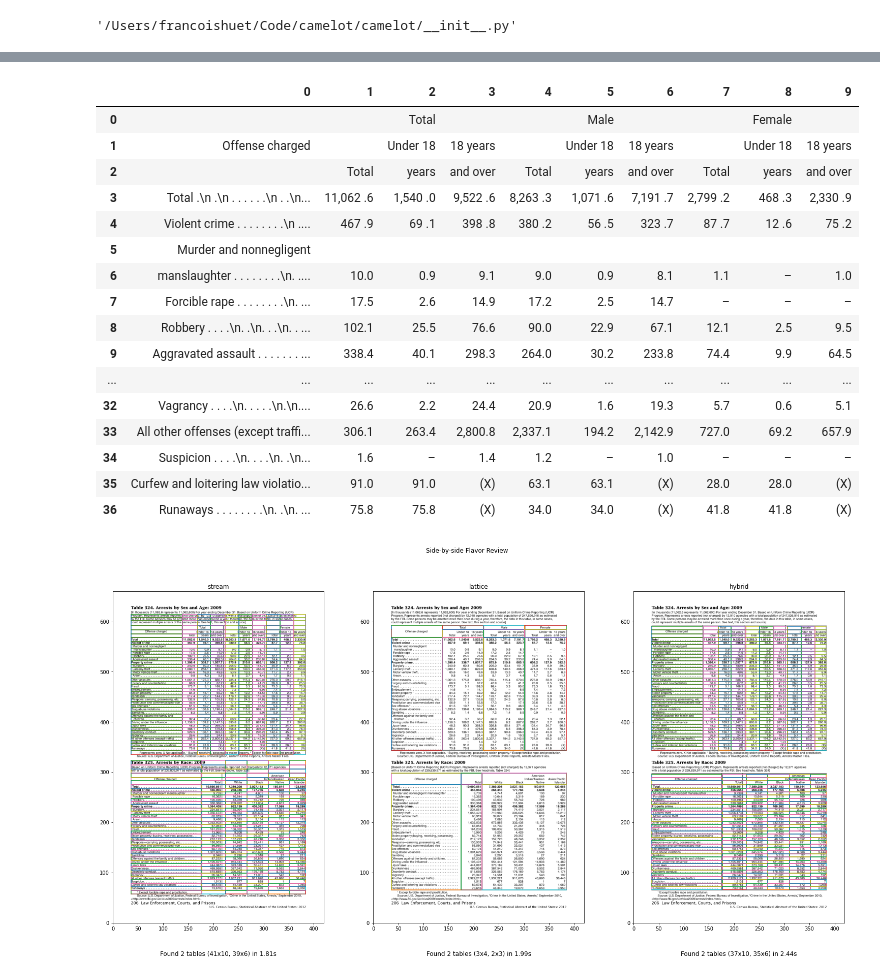
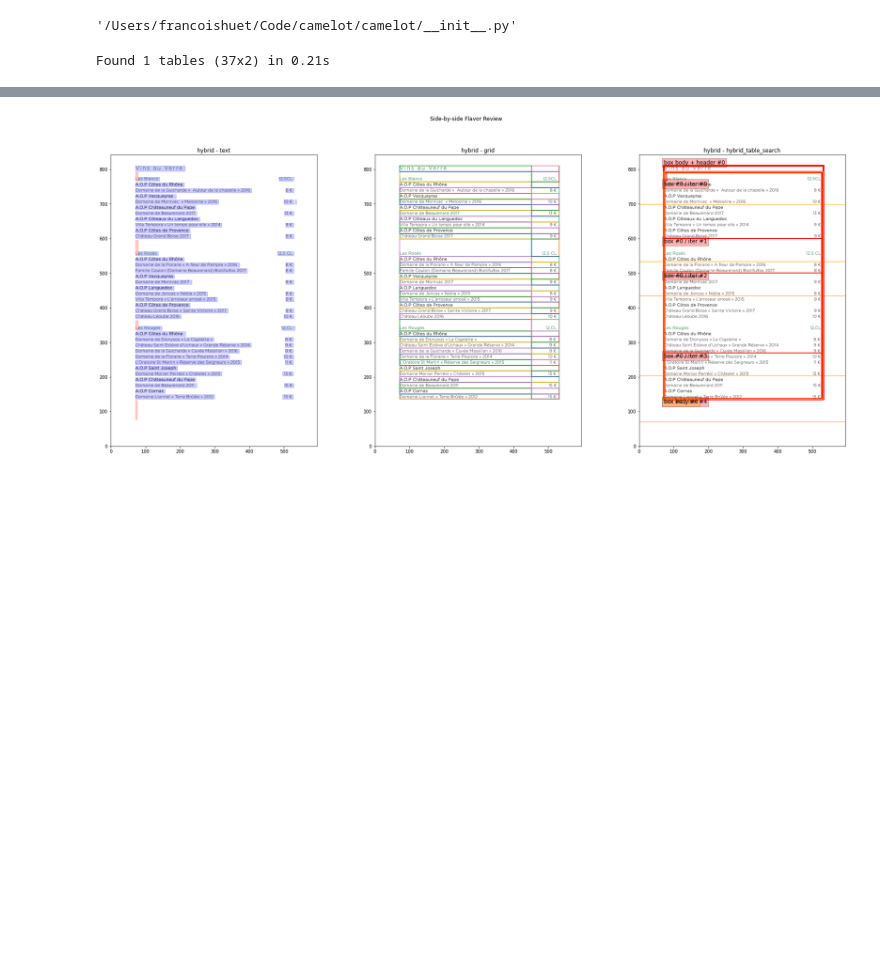
Before and after one commit to camelot-dev/camelot, a Jupyter notebook: notebook-hybrid-parser.ipynb, the cells around one changed output, grey strips where cells are left out. Cells and saved outputs as stored; diff of their text form; code cells hidden in the pictures; blank space fills up the shorter version.

Commit message:
Create notebook to help debug hybrid parser algo Plot vertical col anchors found by hybrid parser Include vertical text in col/row generation

```diff
--- a/notebook-hybrid-parser.ipynb
+++ b/notebook-hybrid-parser.ipynb
@@ -30,7 +30,6 @@ testdir = os.path.dirname(os.path.abspath('.'))
 testdir = os.path.join(testdir, "camelot/tests/files")
 
 # Set up plots to be large enough for visualization
-plt.rcParams["figure.figsize"] = [26, 12]
 
 # To check which library we're using
 camelot.__file__
@@ -39,11 +38,11 @@ camelot.__file__
 # %%
 kwargs = {}
 data = None
-# pdf_file = "vertical_header.pdf"
+pdf_file = "vertical_header.pdf"  # test_hybrid_vertical_header
 # pdf_file, kwargs, data = "superscript.pdf", {"flag_size": True}, data_stream_flag_size # test_hybrid_flag_size
 # pdf_file = "health.pdf"  # test_hybrid
 # pdf_file = "clockwise_table_2.pdf"
-pdf_file = "tabula/12s0324.pdf" # interesting because contains two separate tables
+# pdf_file = "tabula/12s0324.pdf"  # interesting because contains two separate tables
 # pdf_file, kwargs = "tabula/us-007.pdf", {"table_regions": ["320,335,573,505"]} # test_hybrid_table_regions
 # pdf_file, kwargs = "detect_vertical_false.pdf", {"strip_text": " ,\n"}  # data_stream_strip_text
 # pdf_file, kwargs, data = "tabula/m27.pdf", {"columns": ["72,95,209,327,442,529,566,606,683"], "split_text": True, }, data_stream_split_text  # data_stream_split_text
@@ -56,20 +55,19 @@ pdf_file = "tabula/12s0324.pdf" # interesting because contains two separate tabl
 filename = os.path.join(testdir, pdf_file)
 # %%
 
-fig, axes = plt.subplots(1, 3)
+PLOT_TYPES = ["text", "grid", "hybrid_table_search"]
+PLOT_HEIGHT = 12
+plt.rcParams["figure.figsize"] = [PLOT_HEIGHT * 2.5, PLOT_HEIGHT]
+fig, axes = plt.subplots(1, len(PLOT_TYPES))
 fig.suptitle('Side-by-side Flavor Review')
 tables_list = []
-for idx, flavor in enumerate(["stream", "lattice", "hybrid"]):
-    timer_before_parse = time.perf_counter()
-    tables = camelot.read_pdf(filename, flavor=flavor, debug=True, **kwargs)
-    tables_list.append(tables)
-    timer_after_parse = time.perf_counter()
-    ax = axes[idx]
-    if len(tables):
-        display(tables[0].df)
-    for table in tables:
-        fig = camelot.plot(table, kind='grid', ax=ax)
-    ax.set_title("{flavor}".format(flavor=flavor))
+flavor = "hybrid"
+timer_before_parse = time.perf_counter()
+tables = camelot.read_pdf(filename, flavor=flavor, debug=True, **kwargs)
+tables_list.append(tables)
+timer_after_parse = time.perf_counter()
+
+if len(tables):
     tables_dims = ", ".join(
         map(
             lambda table: "{rows}x{cols}".format(
@@ -78,15 +76,22 @@ for idx, flavor in enumerate(["stream", "lattice", "hybrid"]):
             ), tables
         )
     )
-    ax.text(
-        0.5,-0.1,
-        "Found {table_num} tables ({tables_dims}) in {parse_time:.2f}s".format(
-            table_num=len(tables),
-            tables_dims=tables_dims,
-            parse_time=timer_after_parse - timer_before_parse,
-        ),
-        size=12, ha="center",
-        transform=ax.transAxes
-    )
-    timer_after_plot = time.perf_counter()
+    print("Found {table_num} tables ({tables_dims}) in {parse_time:.2f}s".format(
+        table_num=len(tables),
+        tables_dims=tables_dims,
+        parse_time=timer_after_parse - timer_before_parse,
+    ))
+    for table in tables:
+        display(table.df)
+        for plot_idx, plot_id in enumerate(PLOT_TYPES):
+            ax = axes[plot_idx]
+            fig = camelot.plot(table, kind=plot_id, ax=ax)
+            ax.set_title("{flavor} - {plot_id}".format(
+                flavor=flavor,
+                plot_id=plot_id,
+            ))
+
+timer_after_plot = time.perf_counter()
+fig
 # %% [output]
+Found 1 tables (37x2) in 0.21s
@@ -114,18 +115 @@ for idx, flavor in enumerate(["stream", "lattice", "hybrid"]):
-|  | 0 | 1 | 2 | 3 | 4 | 5 | 6 | 7 | 8 | 9 |
-| 0 |  |  | Total |  |  | Male |  |  | Female |  |
-| 1 | Offense charged |  | Under 18 | 18 years |  | Under 18 | 18 years |  | Under 18 | 18 years |
-| 2 |  | Total | years | and over | Total | years | and over | Total | years | and over |
-| 3 | Total .\n .\n . . . . . .\n . .\n... | 11,062 .6 | 1,540 .0 | 9,522 .6 | 8,263 .3 | 1,071 .6 | 7,191 .7 | 2,799 .2 | 468 .3 | 2,330 .9 |
-| 4 | Violent crime . . . . . . . .\n .... | 467 .9 | 69 .1 | 398 .8 | 380 .2 | 56 .5 | 323 .7 | 87 .7 | 12 .6 | 75 .2 |
-| 5 | Murder and nonnegligent |  |  |  |  |  |  |  |  |  |
-| 6 | manslaughter . . . . . . . .\n. .... | 10.0 | 0.9 | 9.1 | 9.0 | 0.9 | 8.1 | 1.1 | – | 1.0 |
-| 7 | Forcible rape . . . . . . . .\n. ... | 17.5 | 2.6 | 14.9 | 17.2 | 2.5 | 14.7 | – | – | – |
-| 8 | Robbery . . . .\n. .\n. . .\n. . ... | 102.1 | 25.5 | 76.6 | 90.0 | 22.9 | 67.1 | 12.1 | 2.5 | 9.5 |
-| 9 | Aggravated assault . . . . . . . ... | 338.4 | 40.1 | 298.3 | 264.0 | 30.2 | 233.8 | 74.4 | 9.9 | 64.5 |
-| ... | ... | ... | ... | ... | ... | ... | ... | ... | ... | ... |
-| 32 | Vagrancy . . . .\n. . . . .\n.\n.... | 26.6 | 2.2 | 24.4 | 20.9 | 1.6 | 19.3 | 5.7 | 0.6 | 5.1 |
-| 33 | All other offenses (except traffi... | 306.1 | 263.4 | 2,800.8 | 2,337.1 | 194.2 | 2,142.9 | 727.0 | 69.2 | 657.9 |
-| 34 | Suspicion . . . .\n. . . .\n. .\n... | 1.6 | – | 1.4 | 1.2 | – | 1.0 | – | – | – |
-| 35 | Curfew and loitering law violatio... | 91.0 | 91.0 | (X) | 63.1 | 63.1 | (X) | 28.0 | 28.0 | (X) |
-| 36 | Runaways . . . . . . . .\n. .\n. ... | 75.8 | 75.8 | (X) | 34.0 | 34.0 | (X) | 41.8 | 41.8 | (X) |
-[figure, old version]
+[figure, new version]
```
Also changed, not shown: parts of 1 cell of this notebook, 4 other files.
